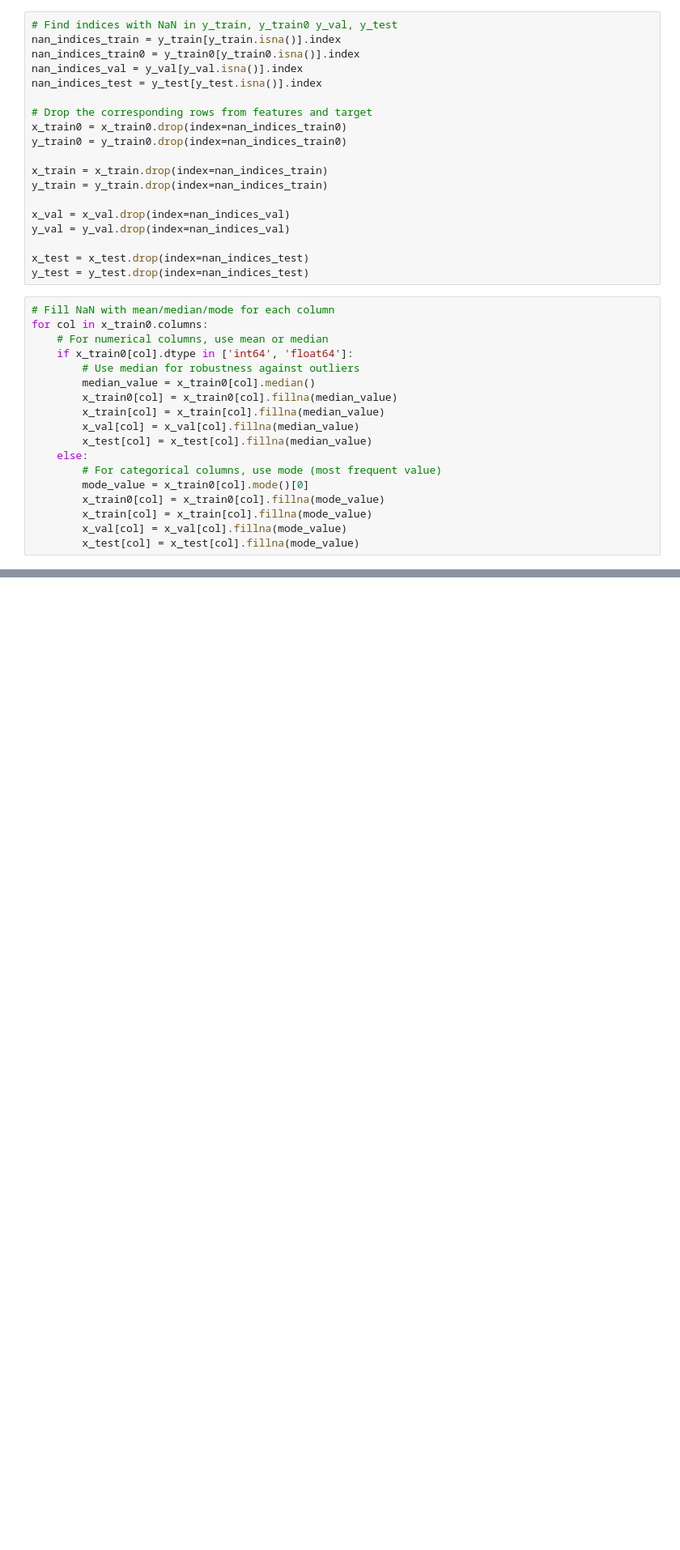
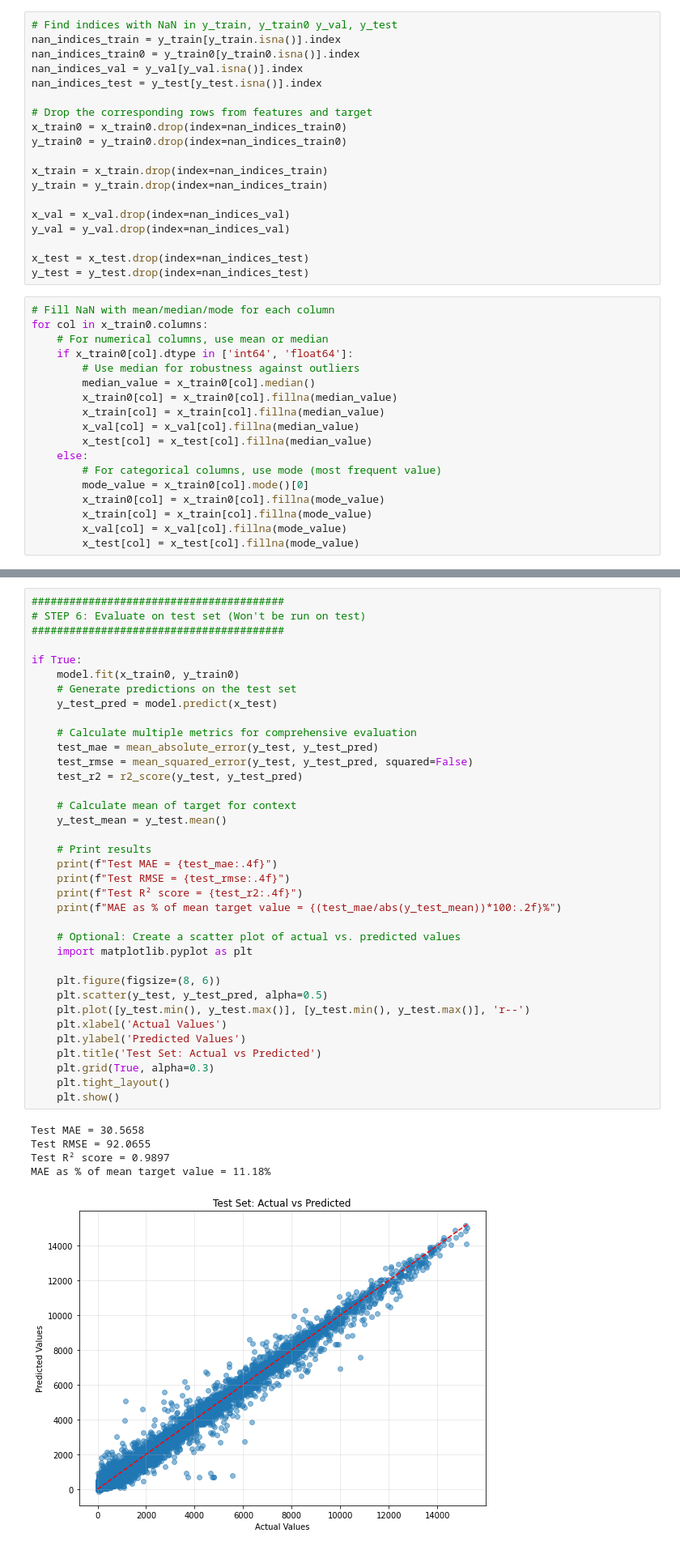
Before and after one commit to kjiang25/Sustainability-Datathon, a Jupyter notebook: data_and_starter_code/data_model.ipynb, the cells around one changed output, grey strips where cells are left out. Shown at 81% size. Drawn from its saved outputs; the diff is of its cells as text; blank space fills up the shorter version.

```diff
--- a/data_and_starter_code/data_model.ipynb
+++ b/data_and_starter_code/data_model.ipynb
@@ -1326,0 +1521,42 @@ MAE as % of mean target value = 15.92%
+# %%
+########################################
+# STEP 6: Evaluate on test set (Won't be run on test)
+########################################
+
+if True:
+    model.fit(x_train0, y_train0)
+    # Generate predictions on the test set
+    y_test_pred = model.predict(x_test)
+
+    # Calculate multiple metrics for comprehensive evaluation
+    test_mae = mean_absolute_error(y_test, y_test_pred)
+    test_rmse = mean_squared_error(y_test, y_test_pred, squared=False)
+    test_r2 = r2_score(y_test, y_test_pred)
+
+    # Calculate mean of target for context
+    y_test_mean = y_test.mean()
+
+    # Print results
+    print(f"Test MAE = {test_mae:.4f}")
+    print(f"Test RMSE = {test_rmse:.4f}")
+    print(f"Test R² score = {test_r2:.4f}")
+    print(f"MAE as % of mean target value = {(test_mae/abs(y_test_mean))*100:.2f}%")
+
+    # Optional: Create a scatter plot of actual vs. predicted values
+    import matplotlib.pyplot as plt
+
+    plt.figure(figsize=(8, 6))
+    plt.scatter(y_test, y_test_pred, alpha=0.5)
+    plt.plot([y_test.min(), y_test.max()], [y_test.min(), y_test.max()], 'r--')
+    plt.xlabel('Actual Values')
+    plt.ylabel('Predicted Values')
+    plt.title('Test Set: Actual vs Predicted')
+    plt.grid(True, alpha=0.3)
+    plt.tight_layout()
+    plt.show()
+# %% [output]
+Test MAE = 30.5658
+Test RMSE = 92.0655
+Test R² score = 0.9897
+MAE as % of mean target value = 11.18%
+[figure, added]
```
Also changed, not shown: parts of 22 cells of this notebook.
